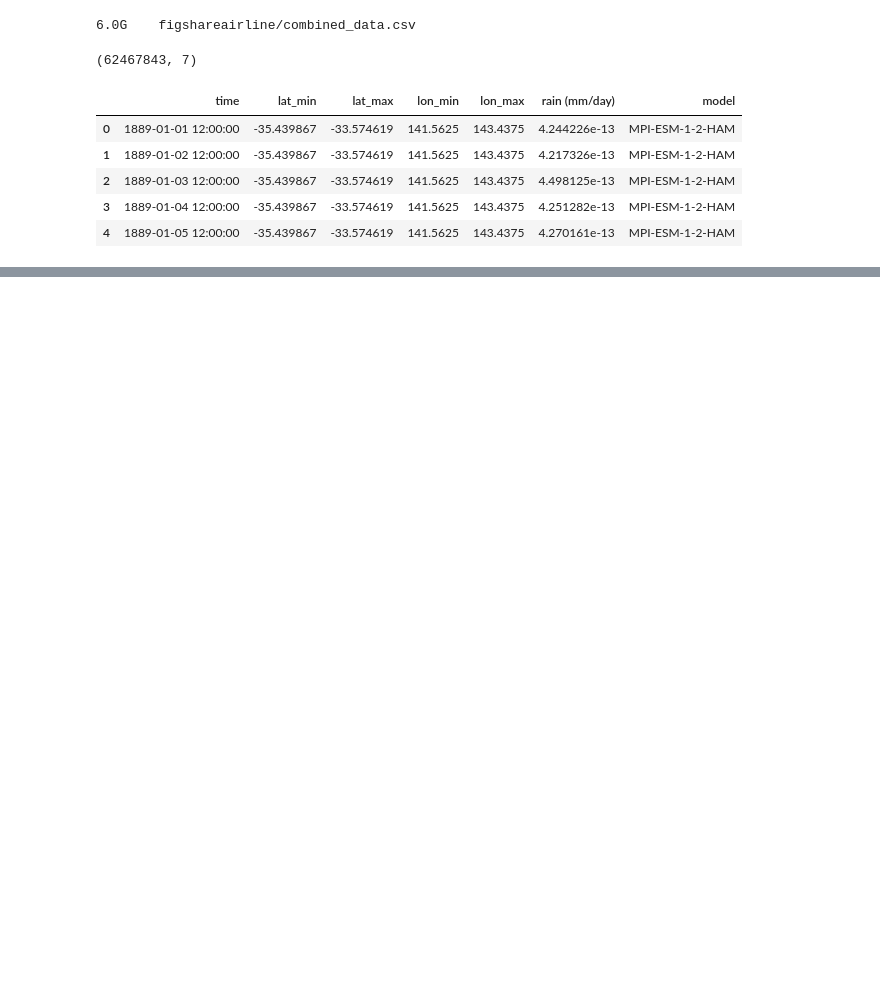
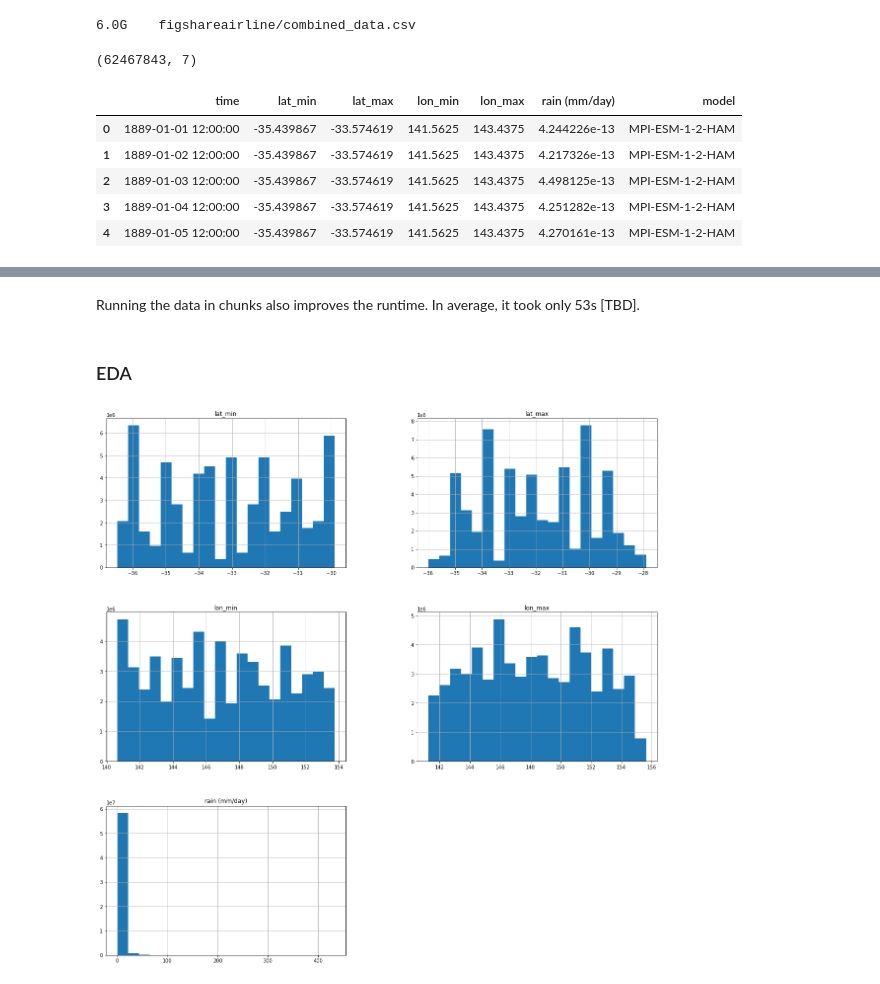
Before and after one commit to UBC-MDS/DSCI525_group02, a Jupyter notebook: notebooks/Milestone1.ipynb, the cells around one changed output, grey strips where cells are left out. Saved outputs shown, nothing was run; the diff lists cells and outputs as text; code cells hidden in the pictures; blank space fills up the shorter version.

Commit message:
create load combined CSV to memory + EDA

```diff
--- a/notebooks/Milestone1.ipynb
+++ b/notebooks/Milestone1.ipynb
@@ -134,0 +132,4 @@ Anthea:
+# %%
+%%time
+df = pd.read_csv("figshareairline/combined_data.csv", index_col=0)
+print(df["model"].value_counts())
@@ -134,0 +234,6 @@ Anthea:
+# %%
+df_dtype = df.astype({'lat_min': 'float32',
+                      'lat_max': 'float32',
+                      'lon_min': 'float32',
+                      'lon_max': 'float32',
+                      'rain (mm/day)': 'float32'})
@@ -134,0 +275,8 @@ Anthea:
+# %% [markdown]
+Running the data in chunks also improves the runtime. In average, it took only 53s [TBD].
+# %% [markdown]
+### EDA
+# %%
+df_dtype.hist(figsize=(20, 20), bins=20);
+# %% [output]
+[figure, added]
```
Also changed, not shown: parts of 21 cells of this notebook.
